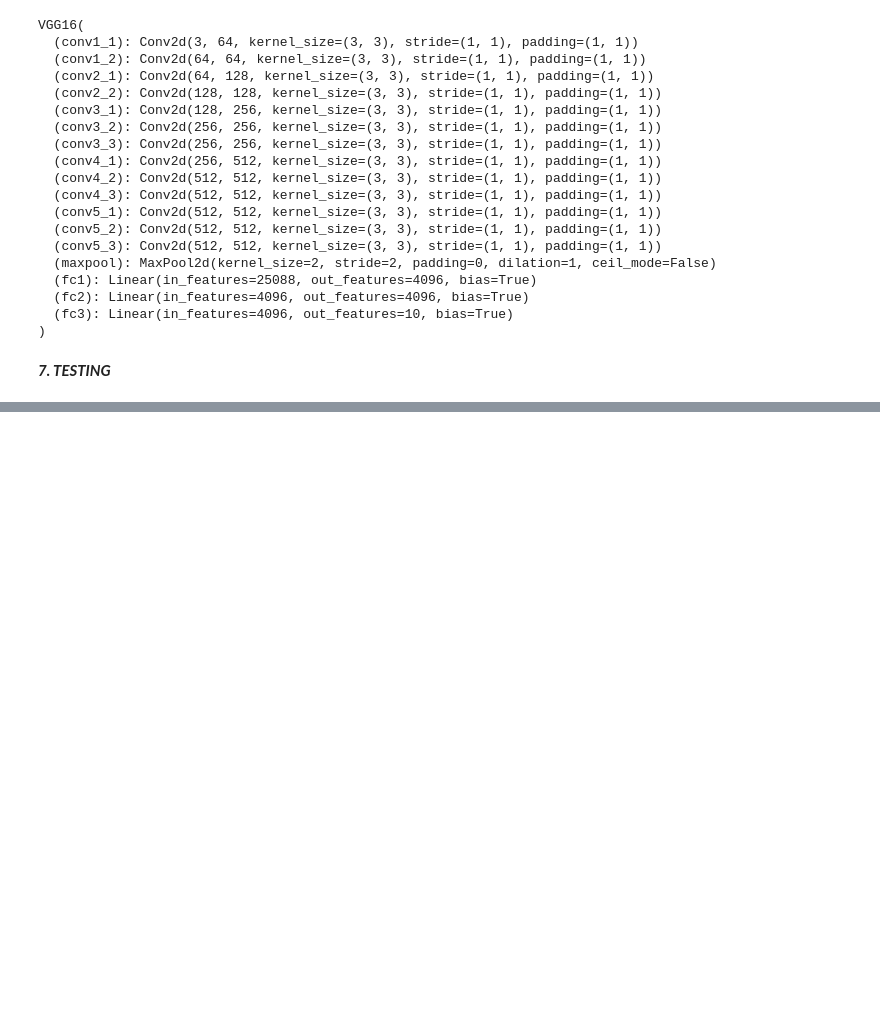
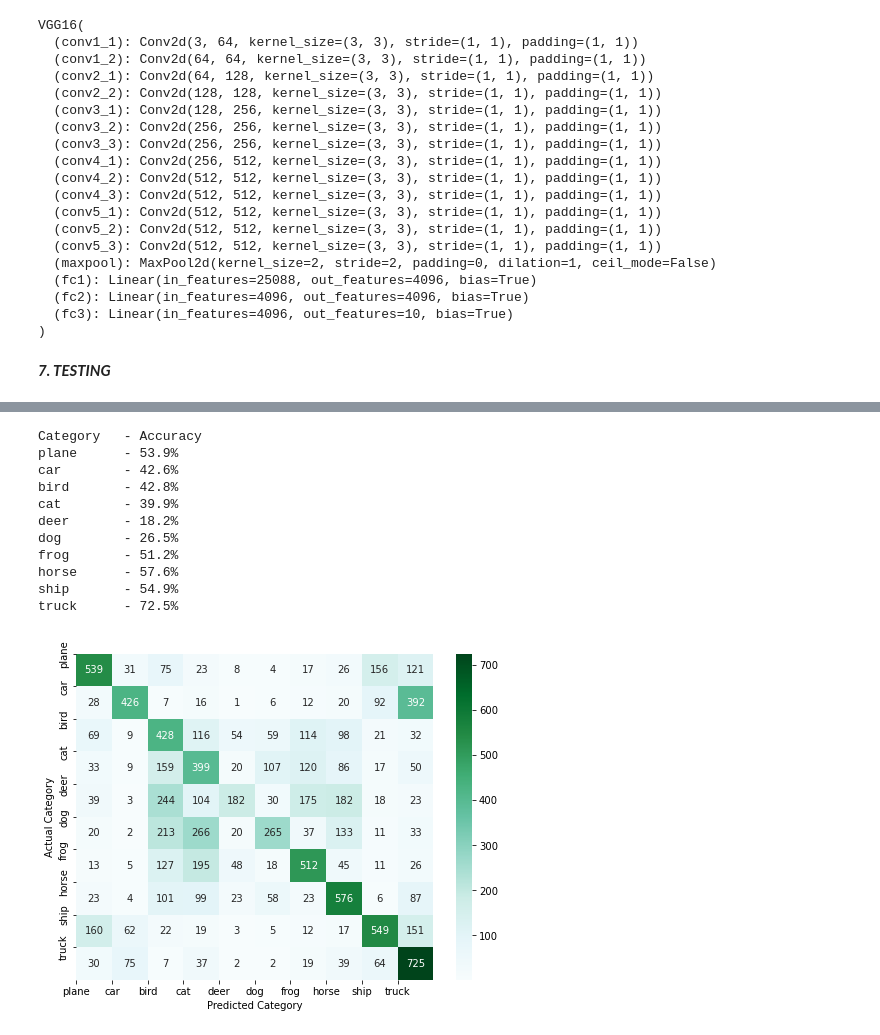
Before and after one commit to mxochicale/code, a Jupyter notebook: playground/fundamentals-of-ai/neural-network-classification-algorithms/vgg/VGG16.ipynb, the cells around one changed output, grey strips where cells are left out. Saved outputs shown, nothing was run; the diff lists cells and outputs as text; code cells hidden in the pictures; blank space fills up the shorter version.

```diff
--- a/playground/fundamentals-of-ai/neural-network-classification-algorithms/vgg/VGG16.ipynb
+++ b/playground/fundamentals-of-ai/neural-network-classification-algorithms/vgg/VGG16.ipynb
@@ -225,6 +259,6 @@ torch.save(model.state_dict(), "vgg16_cifar.pt") #SAVES THE TRAINED MODEL
 # %%
 model = VGG16()
-model.load_state_dict(torch.load("vgg16_cifar.pt")) #loads the trained model
+model.load_state_dict(torch.load("vgg16_cifar_TMP.pt")) #loads the trained model
 model.eval()
 # %% [output]
 VGG16(
@@ -248,17 +282,3 @@ VGG16(
 )
 # %% [markdown]
 ***7. TESTING***
-# %%
-num_correct = 0
-num_samples = 0
-for batch_idx, (data,targets) in enumerate(test_dl):
-    data = data.to(device="cpu")
-    targets = targets.to(device="cpu")
-    ## Forward Pass
-    scores = model(data)
-    _, predictions = scores.max(1)
-    num_correct += (predictions == targets).sum()
-    num_samples += predictions.size(0)
-print(
-    f"Got {num_correct} / {num_samples} with accuracy {float(num_correct) / float(num_samples) * 100:.2f}"
-)
@@ -266,0 +390,25 @@ KeyboardInterrupt:
+# %%
+print('{0:10s} - {1}'.format('Category','Accuracy'))
+for i, r in enumerate(confusion_matrix):
+    print('{0:10s} - {1:.1f}%'.format(classes[i], r[i]/np.sum(r)*100))
+
+fig, ax = plt.subplots(1,1,figsize=(8,6))
+sns.heatmap(confusion_matrix, annot=True, fmt="d", cmap='BuGn', ax=ax)
+plt.ylabel('Actual Category')
+plt.yticks(range(10), classes)
+plt.xlabel('Predicted Category')
+plt.xticks(range(10), classes)
+plt.show()
+# %% [output]
+Category   - Accuracy
+plane      - 53.9%
+car        - 42.6%
+bird       - 42.8%
+cat        - 39.9%
+deer       - 18.2%
+dog        - 26.5%
+frog       - 51.2%
+horse      - 57.6%
+ship       - 54.9%
+truck      - 72.5%
+[figure, added]
```
Also changed, not shown: parts of 9 cells of this notebook, 3 other files.
